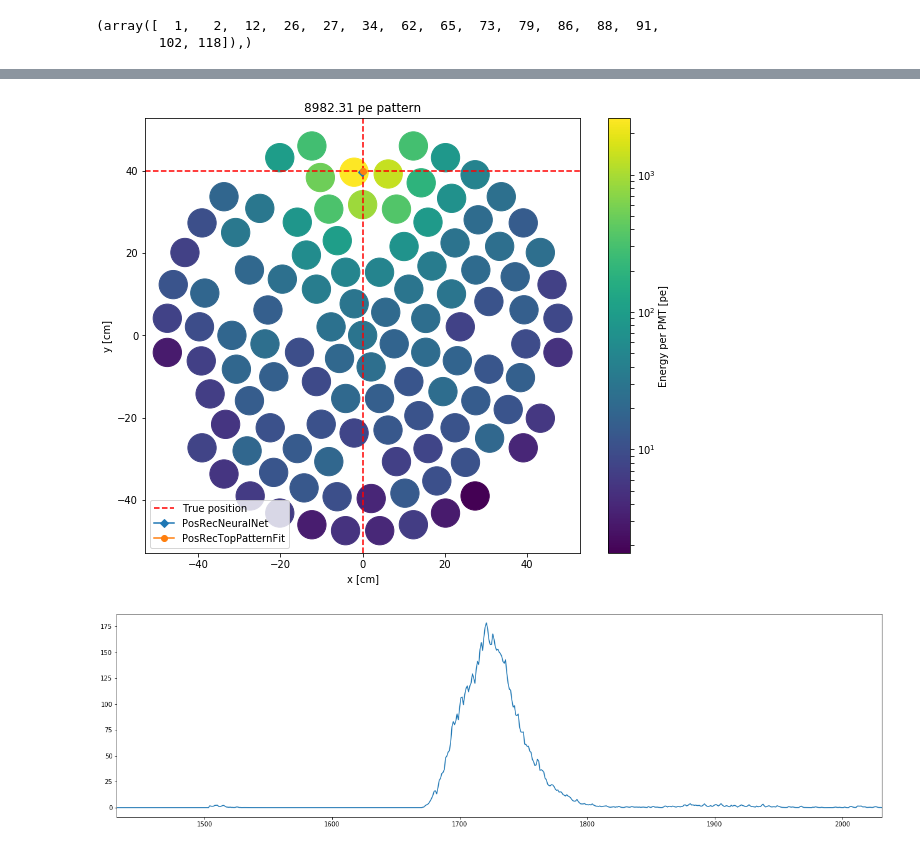
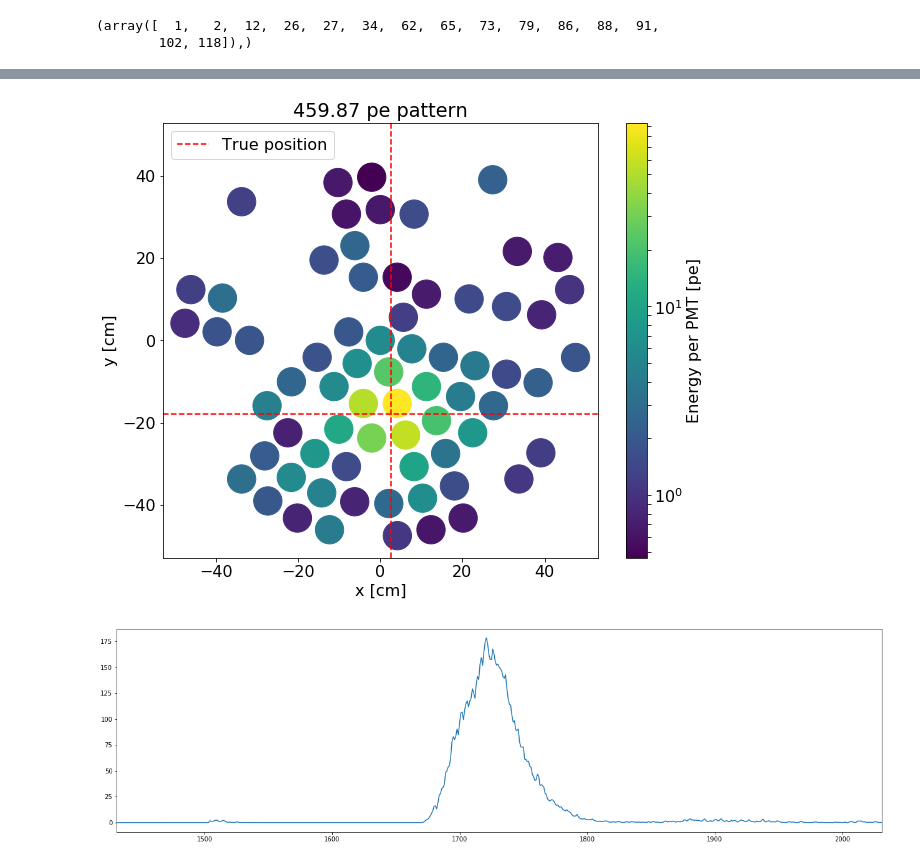
Before and after one commit to dbarg/helsinki_stockholm_collaboration, a Jupyter notebook: waveformsimulator_forward_model.ipynb, the cells around one changed output, grey strips where cells are left out. Cells and saved outputs as stored; diff of their text form; code cells hidden in the pictures.

```diff
--- a/waveformsimulator_forward_model.ipynb
+++ b/waveformsimulator_forward_model.ipynb
@@ -116,24 +118,53 @@ model.input_plugin.default_instruction
+# %%
+pat = [ 0.        ,  0.        ,  0.        ,  0.        ,  0.        ,
+        2.35827953,  0.        ,  0.        ,  0.70641363,  1.03282348,
+        0.        ,  1.8967314 ,  0.        ,  0.        ,  1.19674011,
+        1.07759522,  0.        ,  0.6736656 ,  0.62827121,  1.07370607,
+        0.        ,  4.15063076,  0.78889873,  1.98629485,  3.13860657,
+        0.        ,  0.        ,  0.        ,  0.        ,  0.91714086,
+        1.24111616,  0.        ,  0.        ,  1.30629189,  0.        ,
+        0.        ,  0.65723126,  0.46617906,  0.        ,  0.        ,
+        0.        ,  0.        ,  0.66723178,  0.        ,  0.79488426,
+        0.        ,  2.26097591,  0.        ,  0.        ,  0.        ,
+        1.59714914,  6.28826837,  2.78330074,  0.7895535 ,  4.77417541,
+        5.78441495,  2.18779347,  0.        ,  0.        ,  0.        ,
+        1.82683403,  3.12788569,  0.        ,  0.        ,  0.        ,
+        0.        ,  0.62102705,  0.65023757,  1.55826854,  0.        ,
+        0.        ,  0.        ,  1.55360097,  0.        ,  1.5254329 ,
+        2.73995367,  7.6889639 ,  3.51035942, 10.35077029,  0.        ,
+        1.56122178,  7.96290214,  0.7523693 ,  4.63972184,  0.        ,
+        1.8955343 ,  0.        ,  0.        ,  0.        ,  0.        ,
+        2.69174572,  0.        ,  0.        ,  0.        ,  1.52389426,
+        0.        ,  4.03246089,  4.13353391, 19.97783233, 57.68233516,
+       31.79377215, 11.32122508,  0.        ,  2.65064402,  0.        ,
+        0.        ,  0.        ,  1.66404317,  2.14783993,  0.51856324,
+        0.67917455,  0.        ,  2.55828685, 14.60078752, 93.79749999,
+       51.98447144,  5.72343116,  1.76911693,  0.        ,  0.        ,
+        0.        ,  1.23233682,  4.89485424, 23.00643656,  6.43867974,
+        1.98811113,  5.86909431]
 # %%
-x, y = 0, 40
-pat = model(x,y)
+#x, y = 0, 40
+#pat = model(x,y)
 
-pos_dict = model.get_latest_pax_position()
+#pos_dict = model.get_latest_pax_position()
 
+x, y = 2.62643434, -17.96082368
 plot_hp(pat)
 # Add True position
 plt.axhline(y, color='red', linestyle='--', label='True position')
 plt.axvline(x, color='red', linestyle='--')
-plt.title('%.2f pe pattern' % pat.sum())
+plt.title('%.2f pe pattern' % np.sum(pat))
 
 # Add markers for the reconstructed pax position
-if not pos_dict == {}:
-    for (marker, algo) in [('D', 'PosRecNeuralNet'), ('o', 'PosRecTopPatternFit')]:
-        plt.plot(pos_dict[algo]['x'], pos_dict[algo]['y'], marker=marker, label=algo)
+#if not pos_dict == {}:
+#    for (marker, algo) in [('D', 'PosRecNeuralNet'), ('o', 'PosRecTopPatternFit')]:
+#        plt.plot(pos_dict[algo]['x'], pos_dict[algo]['y'], marker=marker, label=algo)
 
-plt.legend(loc='lower left')
+plt.legend(loc='upper left')
+#plt.savefig('hitpattern_0.png', dpi=150)
 plt.show()
 # %% [output]
-[figure, old version]
+[figure, new version]
 # %%
 for swf in model.output_plugin.last_event.sum_waveforms:
     if swf.name == 'tpc_top':
```
Also changed, not shown: parts of 8 cells of this notebook, 5 other files.
